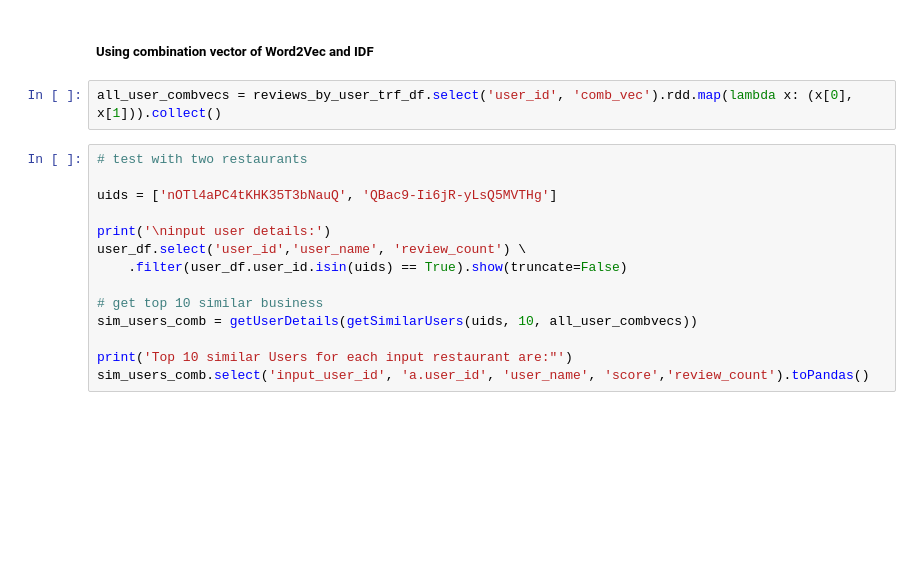
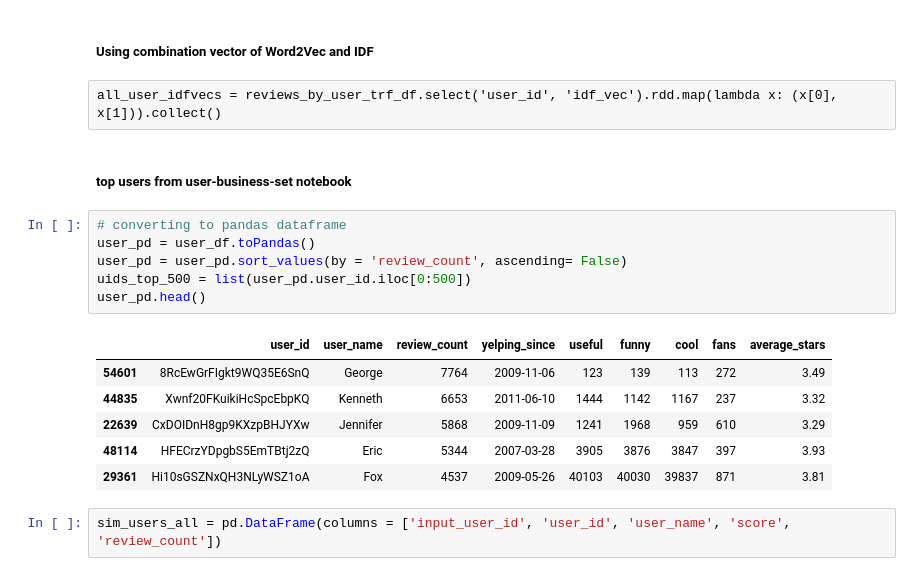
Before and after one commit to methoddatascience/Sagitta, a Jupyter notebook: Reviewly/User-Similarity_pyspark.ipynb, the cells around one changed output. Drawn from its saved outputs; the diff is of its cells as text; blank space fills up the shorter version.

```diff
--- a/Reviewly/User-Similarity_pyspark.ipynb
+++ b/Reviewly/User-Similarity_pyspark.ipynb
@@ -353,19 +346,22 @@ merged_uid[['business_id', 'stars_x', 'stars_y', 'text_x', 'text_y', 'date_x', '
 | 0 | r_BrIgzYcwo1NAuG9dLbpg | 4 | 3 | This review will be shorter than ... | Total cheap eat hipster restauran... | 2016-07-05 | 2016-05-02 |
 # %% [markdown]
 ##### Using combination vector of Word2Vec and IDF
-# %%
-all_user_combvecs = reviews_by_user_trf_df.select('user_id', 'comb_vec').rdd.map(lambda x: (x[0], x[1])).collect()
-# %%
-# test with two restaurants
-
-uids = ['nOTl4aPC4tKHK35T3bNauQ', 'QBac9-Ii6jR-yLsQ5MVTHg']
-
-print('\ninput user details:')
-user_df.select('user_id','user_name', 'review_count') \
-    .filter(user_df.user_id.isin(uids) == True).show(truncate=False)
-
-# get top 10 similar business
-sim_users_comb = getUserDetails(getSimilarUsers(uids, 10, all_user_combvecs))
-
-print('Top 10 similar Users for each input restaurant are:"')
-sim_users_comb.select('input_user_id', 'a.user_id', 'user_name', 'score','review_count').toPandas()
+# %% [raw]
+all_user_idfvecs = reviews_by_user_trf_df.select('user_id', 'idf_vec').rdd.map(lambda x: (x[0], x[1])).collect()
+# %% [markdown]
+##### top users from user-business-set notebook
+# %%
+# converting to pandas dataframe
+user_pd = user_df.toPandas()
+user_pd = user_pd.sort_values(by = 'review_count', ascending= False)
+uids_top_500 = list(user_pd.user_id.iloc[0:500])
+user_pd.head()
+# %% [output]
+|  | user_id | user_name | review_count | yelping_since | useful | funny | cool | fans | average_stars |
+| 54601 | 8RcEwGrFIgkt9WQ35E6SnQ | George | 7764 | 2009-11-06 | 123 | 139 | 113 | 272 | 3.49 |
+| 44835 | Xwnf20FKuikiHcSpcEbpKQ | Kenneth | 6653 | 2011-06-10 | 1444 | 1142 | 1167 | 237 | 3.32 |
+| 22639 | CxDOIDnH8gp9KXzpBHJYXw | Jennifer | 5868 | 2009-11-09 | 1241 | 1968 | 959 | 610 | 3.29 |
+| 48114 | HFECrzYDpgbS5EmTBtj2zQ | Eric | 5344 | 2007-03-28 | 3905 | 3876 | 3847 | 397 | 3.93 |
+| 29361 | Hi10sGSZNxQH3NLyWSZ1oA | Fox | 4537 | 2009-05-26 | 40103 | 40030 | 39837 | 871 | 3.81 |
+# %%
+sim_users_all = pd.DataFrame(columns = ['input_user_id', 'user_id', 'user_name', 'score', 'review_count'])
```
Also changed, not shown: parts of 15 cells of this notebook, 5 other files.
